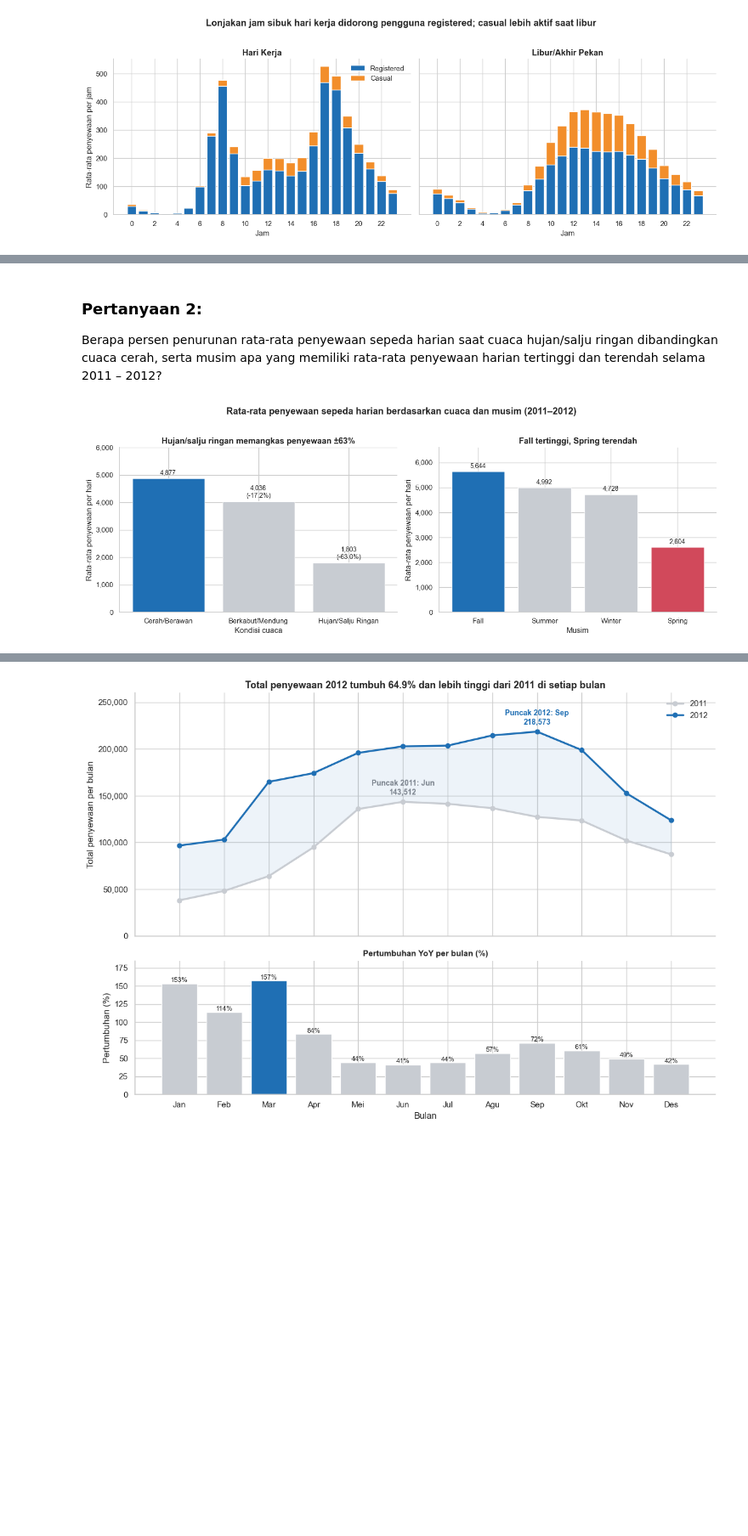
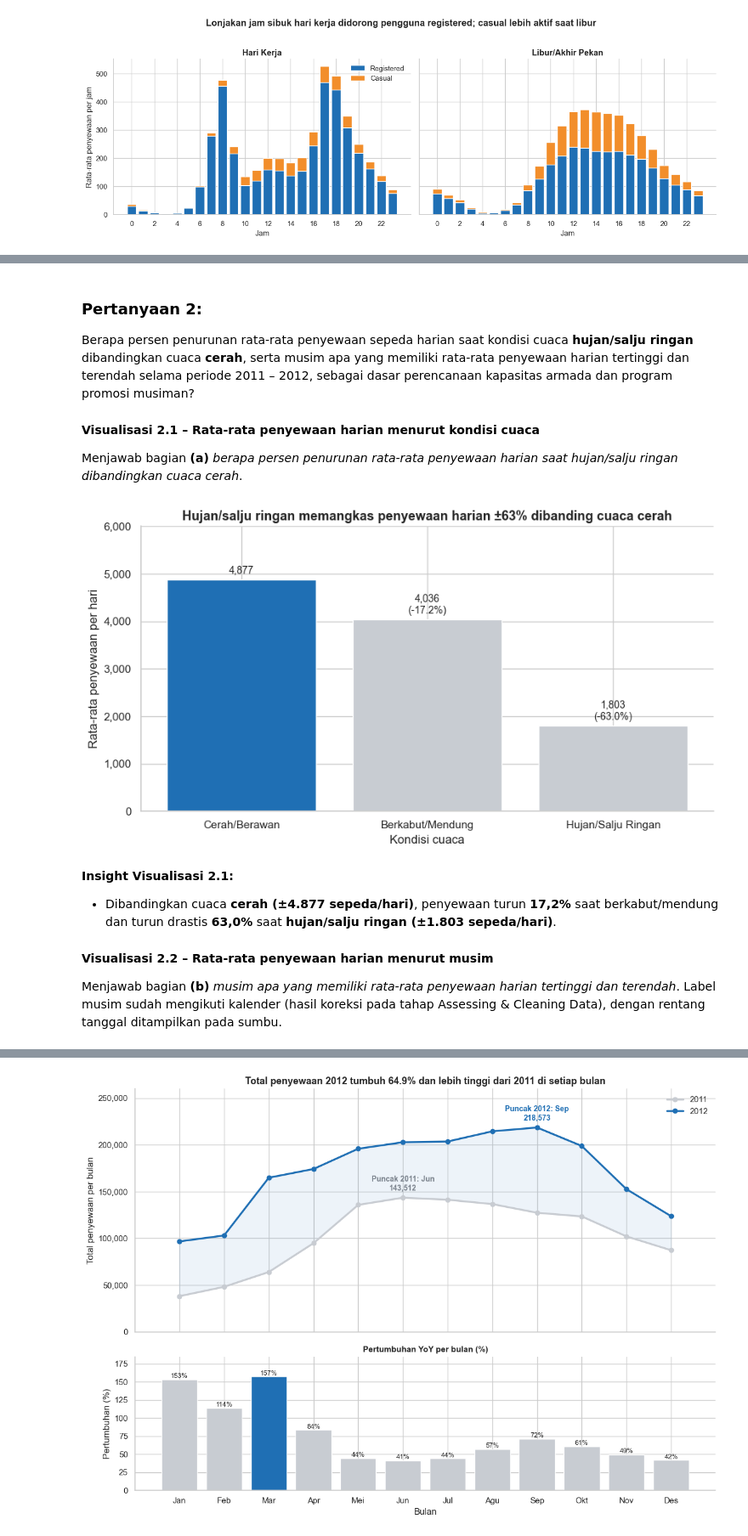
Before and after one commit to icaldisini/bike-sharing-dashboard, a Jupyter notebook: notebook.ipynb, the cells around one changed output, grey strips where cells are left out. Shown at 85% size. Drawn from its saved outputs; the diff is of its cells as text; code cells hidden in the pictures; blank space fills up the shorter version.

Commit message:
Revisi: konsistensi pertanyaan, label musim, All Seasons

```diff
--- a/notebook.ipynb
+++ b/notebook.ipynb
@@ -354,5 +401,6 @@ Sisa hum = 0 / NaN pada hour_df: 0
 # %%
-season_map = {1: "Spring", 2: "Summer", 3: "Fall", 4: "Winter"}
+# Label musim dikoreksi sesuai kalender (lihat temuan pada Assessing Data)
+season_map = {1: "Winter", 2: "Spring", 3: "Summer", 4: "Fall"}
 weather_map = {1: "Cerah/Berawan", 2: "Berkabut/Mendung", 3: "Hujan/Salju Ringan", 4: "Hujan Lebat/Badai"}
 weekday_map = {0: "Minggu", 1: "Senin", 2: "Selasa", 3: "Rabu", 4: "Kamis", 5: "Jumat", 6: "Sabtu"}
 month_map = {1: "Jan", 2: "Feb", 3: "Mar", 4: "Apr", 5: "Mei", 6: "Jun",
@@ -708,35 +790,30 @@ plt.tight_layout()
 # %% [markdown]
 ### Pertanyaan 2:
-Berapa persen penurunan rata-rata penyewaan sepeda harian saat cuaca hujan/salju ringan dibandingkan cuaca cerah, serta musim apa yang memiliki rata-rata penyewaan harian tertinggi dan terendah selama 2011 – 2012?
+Berapa persen penurunan rata-rata penyewaan sepeda harian saat kondisi cuaca **hujan/salju ringan** dibandingkan cuaca **cerah**, serta musim apa yang memiliki rata-rata penyewaan harian tertinggi dan terendah selama periode 2011 – 2012, sebagai dasar perencanaan kapasitas armada dan program promosi musiman?
+# %% [markdown]
+**Visualisasi 2.1 – Rata-rata penyewaan harian menurut kondisi cuaca**
+
+Menjawab bagian **(a)** *berapa persen penurunan rata-rata penyewaan harian saat hujan/salju ringan dibandingkan cuaca cerah*.
 # %%
-fig, axes = plt.subplots(1, 2, figsize=(14, 5))
-
-# (a) Cuaca
+fig, ax = plt.subplots(figsize=(9, 5))
 w = weather_stats["rata2_sewa_harian"]
 colors = [HIGHLIGHT if v == w.max() else NEUTRAL for v in w]
-bars = axes[0].bar(w.index.astype(str), w.values, color=colors)
+bars = ax.bar(w.index.astype(str), w.values, color=colors)
 for bar, (cat, pct) in zip(bars, weather_stats["selisih_vs_cerah_%"].items()):
     label = f"{bar.get_height():,.0f}" + ("" if pct == 0 else f"\n({pct:+.1f}%)")
-    axes[0].text(bar.get_x() + bar.get_width() / 2, bar.get_height() + 80, label, ha="center", va="bottom", fontsize=10)
-axes[0].set_title("Hujan/salju ringan memangkas penyewaan ±63%")
-axes[0].set_xlabel("Kondisi cuaca")
-axes[0].set_ylabel("Rata-rata penyewaan per hari")
-axes[0].set_ylim(0, 6000)
-axes[0].yaxis.set_major_formatter(mticker.StrMethodFormatter("{x:,.0f}"))
-
-# (b) Musim (urut dari tertinggi)
-s = season_stats["rata2_sewa_harian"]
-colors = [HIGHLIGHT if v == s.max() else ("#d1495b" if v == s.min() else NEUTRAL) for v in s]
-bars = axes[1].bar(s.index.astype(str), s.values, color=colors)
-for bar in bars:
-    axes[1].text(bar.get_x() + bar.get_width() / 2, bar.get_height() + 80, f"{bar.get_height():,.0f}", ha="center", va="bottom", fontsize=10)
-axes[1].set_title("Fall tertinggi, Spring terendah")
-axes[1].set_xlabel("Musim")
-axes[1].set_ylabel("Rata-rata penyewaan per hari")
-axes[1].set_ylim(0, 6600)
-axes[1].yaxis.set_major_formatter(mticker.StrMethodFormatter("{x:,.0f}"))
-
-fig.suptitle("Rata-rata penyewaan sepeda harian berdasarkan cuaca dan musim (2011–2012)", fontweight="bold", y=1.02)
+    ax.text(bar.get_x() + bar.get_width() / 2, bar.get_height() + 80, label, ha="center", va="bottom", fontsize=10)
+ax.set_title("Hujan/salju ringan memangkas penyewaan harian ±63% dibanding cuaca cerah")
+ax.set_xlabel("Kondisi cuaca")
+ax.set_ylabel("Rata-rata penyewaan per hari")
+ax.set_ylim(0, 6000)
+ax.yaxis.set_major_formatter(mticker.StrMethodFormatter("{x:,.0f}"))
 plt.tight_layout()
 # %% [output]
-[figure, old version]
+[figure, new version]
+# %% [markdown]
+**Insight Visualisasi 2.1:**
+- Dibandingkan cuaca **cerah (±4.877 sepeda/hari)**, penyewaan turun **17,2%** saat berkabut/mendung dan turun drastis **63,0%** saat **hujan/salju ringan (±1.803 sepeda/hari)**.
+# %% [markdown]
+**Visualisasi 2.2 – Rata-rata penyewaan harian menurut musim**
+
+Menjawab bagian **(b)** *musim apa yang memiliki rata-rata penyewaan harian tertinggi dan terendah*. Label musim sudah mengikuti kalender (hasil koreksi pada tahap Assessing & Cleaning Data), dengan rentang tanggal ditampilkan pada sumbu.
```
Also changed, not shown: parts of 48 cells of this notebook, 4 other files.
